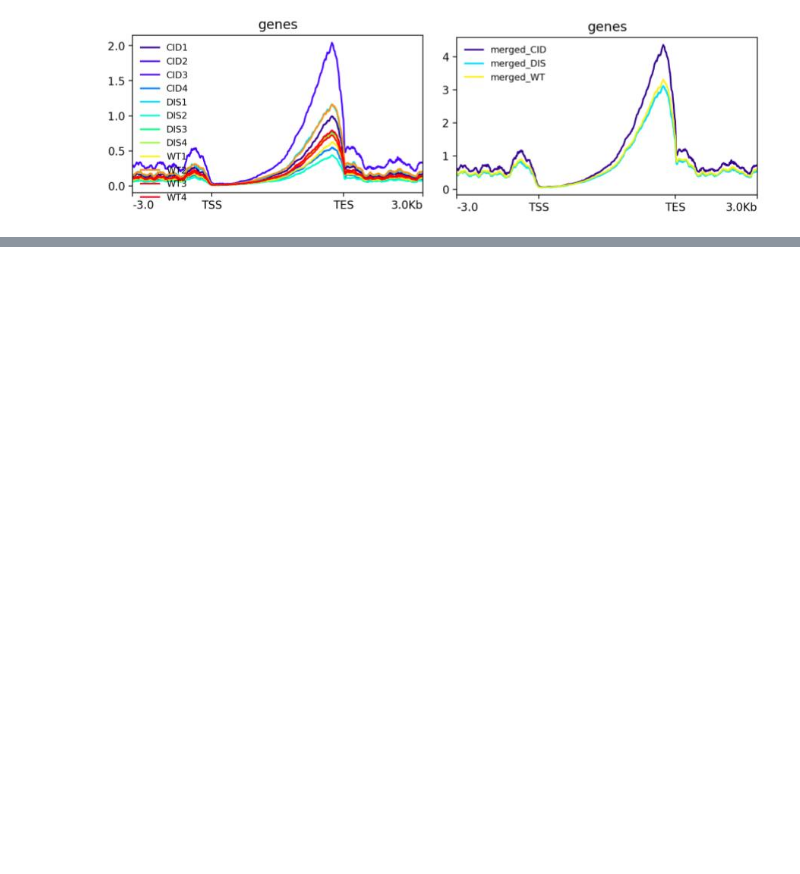
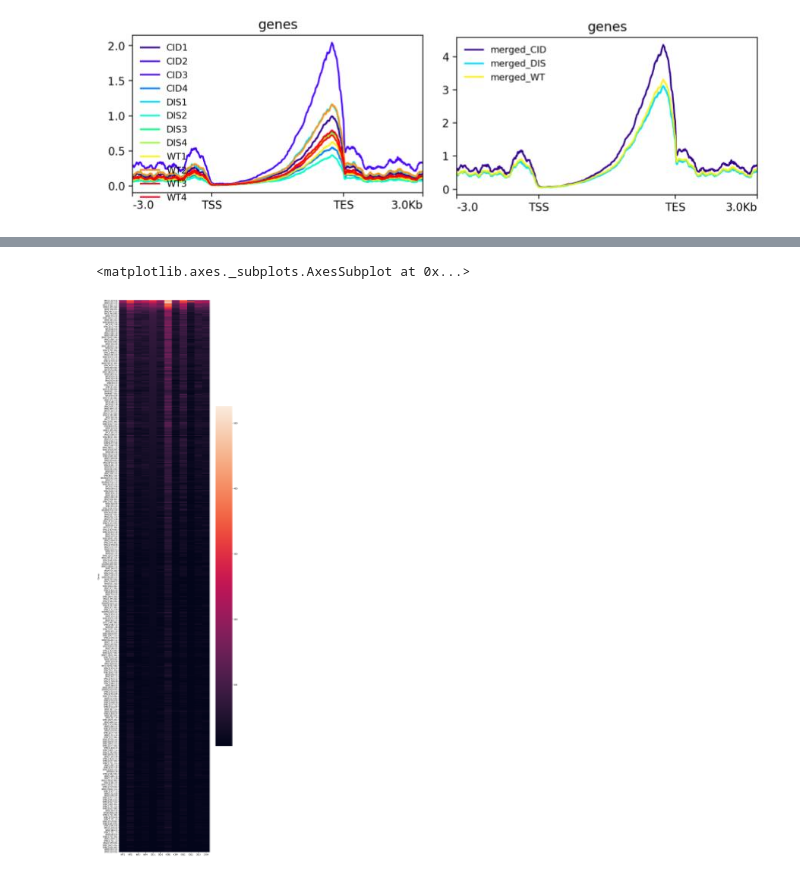
Before and after one commit to lidkalee/MiSeq_Analysis, a Jupyter notebook: MiSeq_analysis_with_BRBseq_GITHUB.ipynb, the cells around one changed output, grey strips where cells are left out. Saved outputs shown, nothing was run; the diff lists cells and outputs as text; code cells hidden in the pictures; blank space fills up the shorter version.

```diff
--- a/MiSeq_analysis_with_BRBseq_GITHUB.ipynb
+++ b/MiSeq_analysis_with_BRBseq_GITHUB.ipynb
@@ -1148,0 +1287,6 @@ Image('figures_GITHUB/computematrix_demultiplexed.png')
+# %%
+plt.subplots(figsize=(10,50))
+sns.heatmap(new_df)
+# %% [output]
+<matplotlib.axes._subplots.AxesSubplot at 0x...>
+[figure, added]
```
Also changed, not shown: parts of 46 cells of this notebook.
